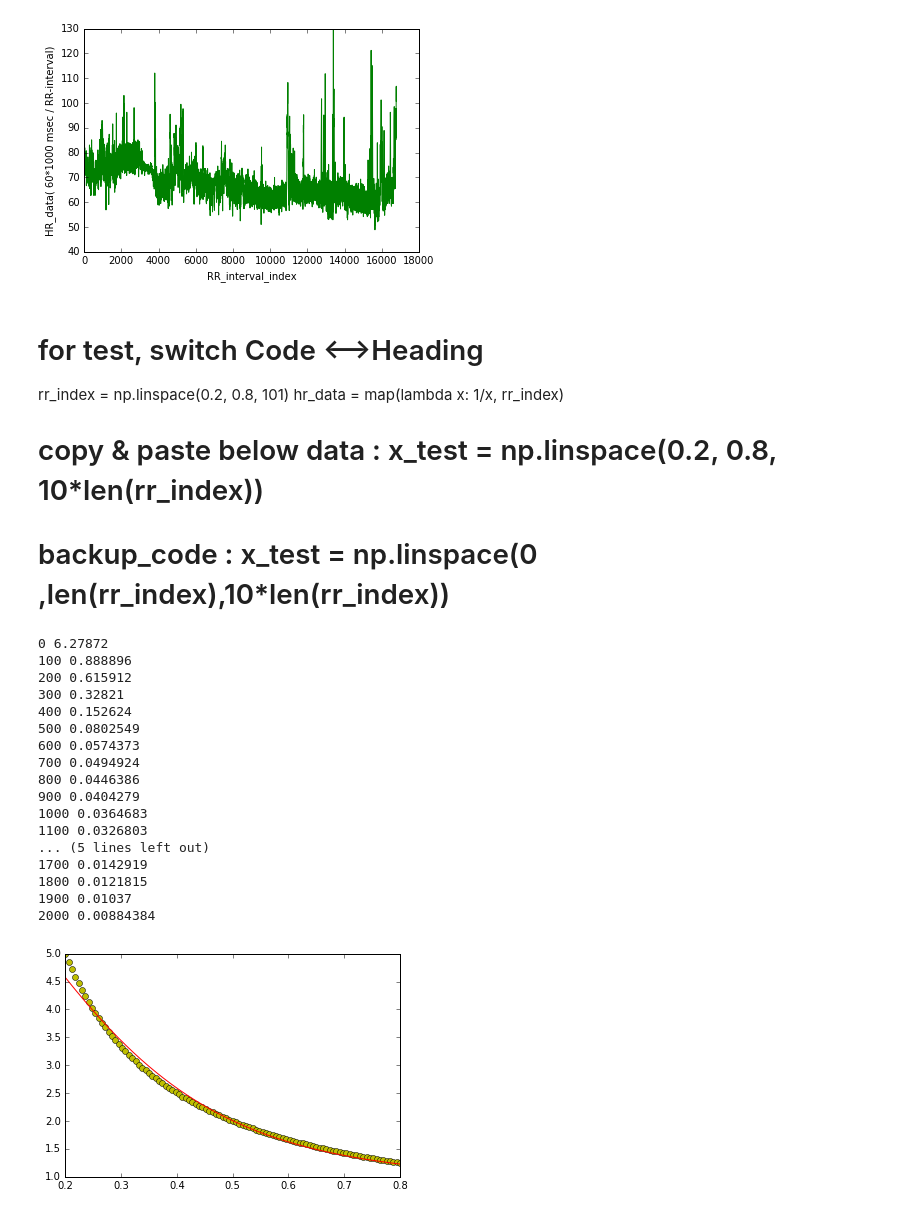
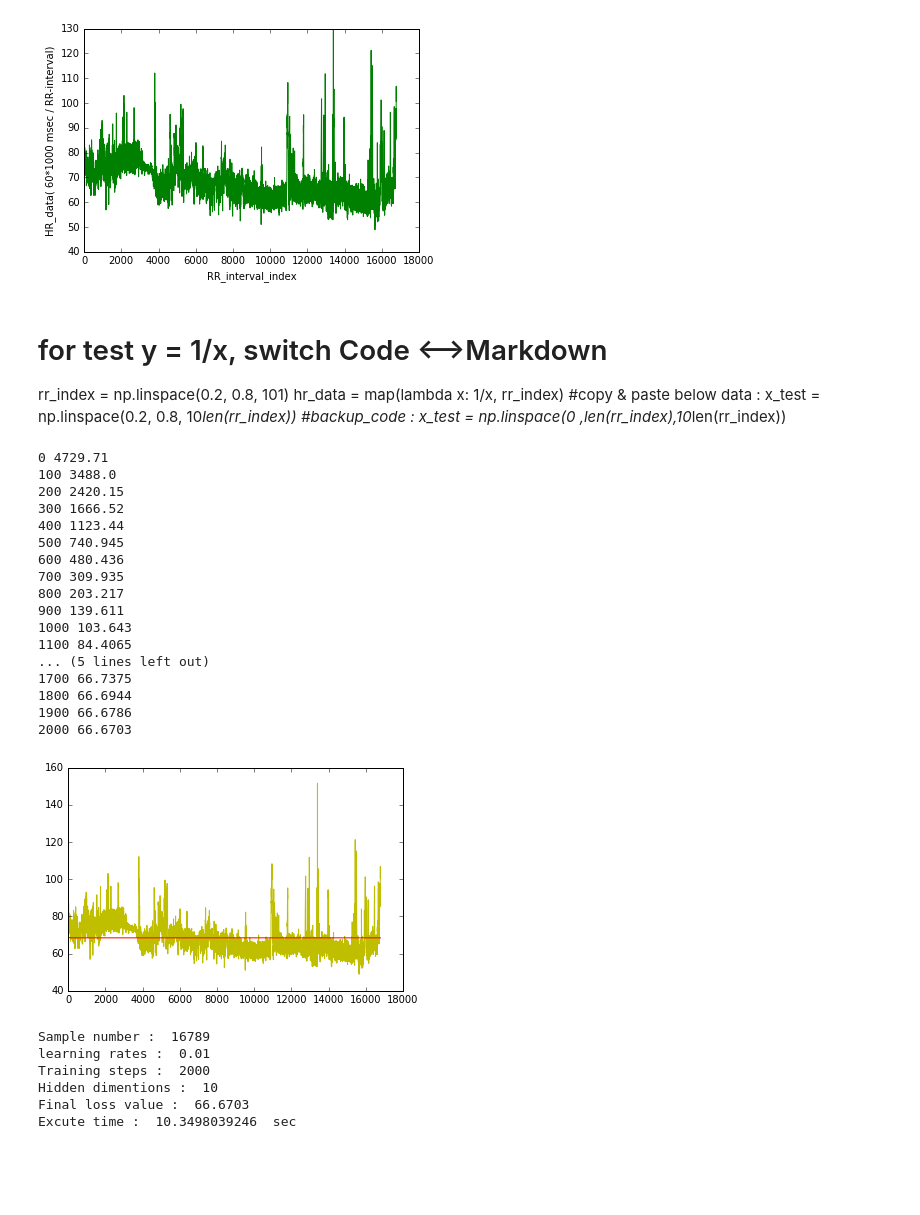
Before and after one commit to Yeop-Lee/Tensorflow_notebook, a Jupyter notebook: spatch csv file - to - data.ipynb, the cells around one changed output. Drawn from its saved outputs; the diff is of its cells as text; code cells hidden in the pictures; blank space fills up the shorter version.

```diff
--- a/spatch csv file - to - data.ipynb
+++ b/spatch csv file - to - data.ipynb
@@ -92,12 +93,17 @@ def to_ndarray(list):
         x[0,i]=list[i]
     return x
 # %% [markdown]
-# for test, switch Code <-->Heading
+# for test y = 1/x, switch Code <-->Markdown
 rr_index = np.linspace(0.2, 0.8, 101)
 hr_data = map(lambda x: 1/x, rr_index)
-# copy & paste below data : x_test = np.linspace(0.2, 0.8, 10*len(rr_index))
-# backup_code : x_test = np.linspace(0 ,len(rr_index),10*len(rr_index))
+#copy & paste below data : x_test = np.linspace(0.2, 0.8, 10*len(rr_index))
+#backup_code : x_test = np.linspace(0 ,len(rr_index),10*len(rr_index))
 # %%
 x_data = to_ndarray(rr_index)
 y_data = to_ndarray(hr_data)
+# %%
+#setting parameters
+hiddenDim = 10
+training_step = 2001
+rate = 0.01
 # %%
@@ -129,34 +131,49 @@ init = tf.initialize_all_variables()
 sess = tf.Session()
 sess.run(init)
 
-for step in xrange(2001):
+start_time = time.time()
+for step in xrange(training_step):
     train.run({X: x_data},sess)
     if step % 100 == 0:
         print step, loss.eval({X: x_data},sess)
+
+excute_time = time.time() - start_time
 # %% [output]
-0 6.27872
-100 0.888896
-200 0.615912
-300 0.32821
-400 0.152624
-500 0.0802549
-600 0.0574373
-700 0.0494924
-800 0.0446386
-900 0.0404279
-1000 0.0364683
-1100 0.0326803
+0 4729.71
+100 3488.0
+200 2420.15
+300 1666.52
+400 1123.44
+500 740.945
+600 480.436
+700 309.935
+800 203.217
+900 139.611
+1000 103.643
+1100 84.4065
 ... (5 lines left out)
-1700 0.0142919
-1800 0.0121815
-1900 0.01037
-2000 0.00884384
+1700 66.7375
+1800 66.6944
+1900 66.6786
+2000 66.6703
 # %%
- x_test = np.linspace(0 ,len(rr_index),10*len(rr_index))
+x_test = np.linspace(0 ,len(rr_index),10*len(rr_index))
 y_test = regression.eval({X:to_ndarray(x_test)},sess)
 
-plt.plot(rr_index,hr_data,'yo')
+plt.plot(rr_index,hr_data,'y-')
 plt.plot(x_test,y_test.transpose().tolist(),'r-')
 plt.show()
+print "\nSample number : ", len(rr_index) -1
+print "learning rates : ", rate
+print "Training steps : ", training_step -1
+print "Hidden dimentions : ", hiddenDim
+print "Final loss value : ", loss.eval({X: x_data},sess)
+print "Excute time : ", excute_time , " sec"
 # %% [output]
-[figure, old version]
+[figure, new version]
+Sample number :  16789
+learning rates :  0.01
+Training steps :  2000
+Hidden dimentions :  10
+Final loss value :  66.6703
+Excute time :  10.3498039246  sec
```
Also changed, not shown: parts of 2 cells of this notebook, 1 other file.
